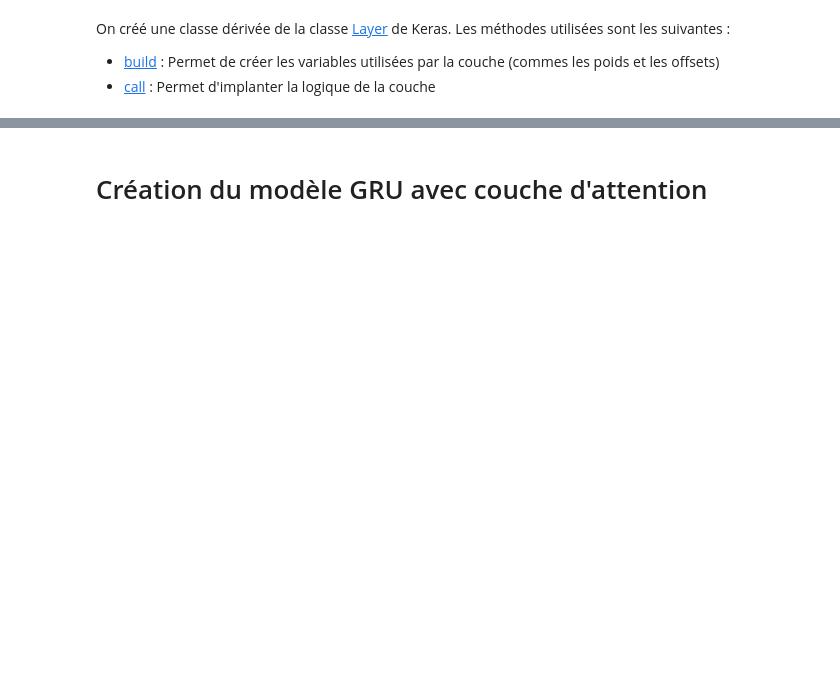
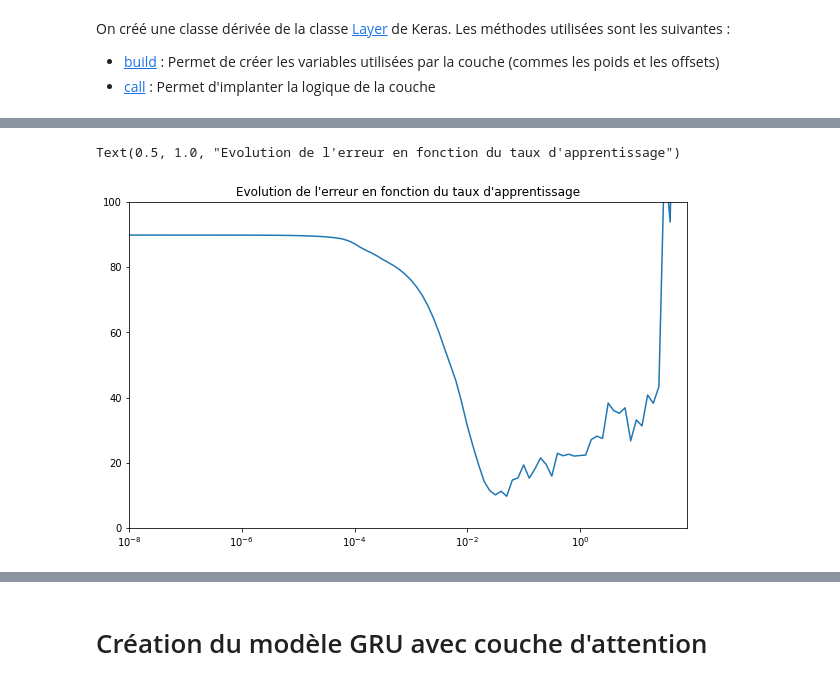
Before and after one commit to AlexandreBourrieau/ML, a Jupyter notebook: Carnets Jupyter/Séries temporelles/Reseau_GRU_Avec_Attention.ipynb, the cells around one changed output, grey strips where cells are left out. Saved outputs shown, nothing was run; the diff lists cells and outputs as text; code cells hidden in the pictures; blank space fills up the shorter version.

```diff
--- a/Carnets Jupyter/Séries temporelles/Reseau_GRU_Avec_Attention.ipynb
+++ b/Carnets Jupyter/Séries temporelles/Reseau_GRU_Avec_Attention.ipynb
@@ -128,2 +130,0 @@ class Couche_Attention(tf.keras.layers.Layer):
-# %%
-x = tf.convert_to_tensor(np.ones((20,40)),dtype=tf.float32)
@@ -133,0 +218,12 @@ toto.call(x)
+# %%
+# Construit un vecteur avec les valeurs du taux d'apprentissage à chaque période
+taux = 1e-8*(10**(np.arange(100)/10))
+
+# Affiche l'erreur en fonction du taux d'apprentissage
+plt.figure(figsize=(10, 6))
+plt.semilogx(taux,historique.history["loss"])
+plt.axis([ taux[0], taux[99], 0, 100])
+plt.title("Evolution de l'erreur en fonction du taux d'apprentissage")
+# %% [output]
+Text(0.5, 1.0, "Evolution de l'erreur en fonction du taux d'apprentissage")
+[figure, added]
```
Also changed, not shown: parts of 17 cells of this notebook.
